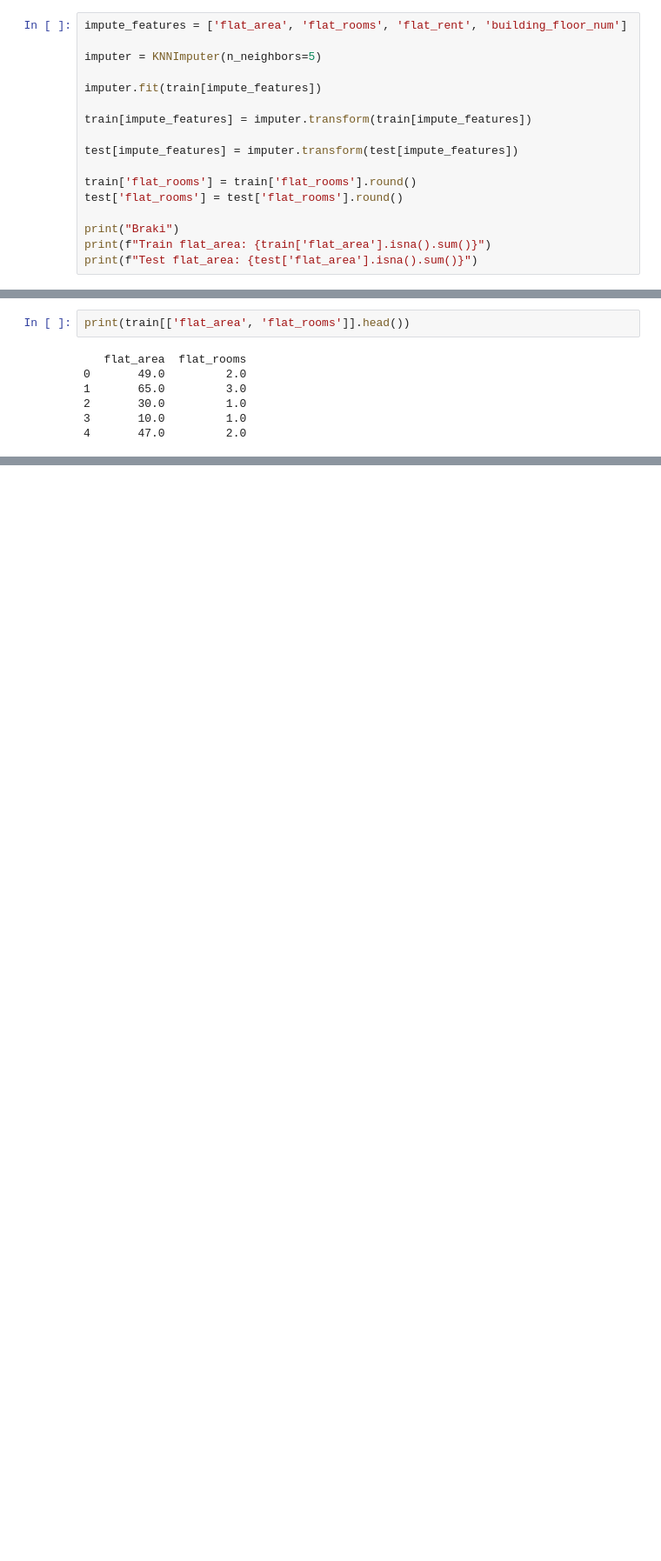
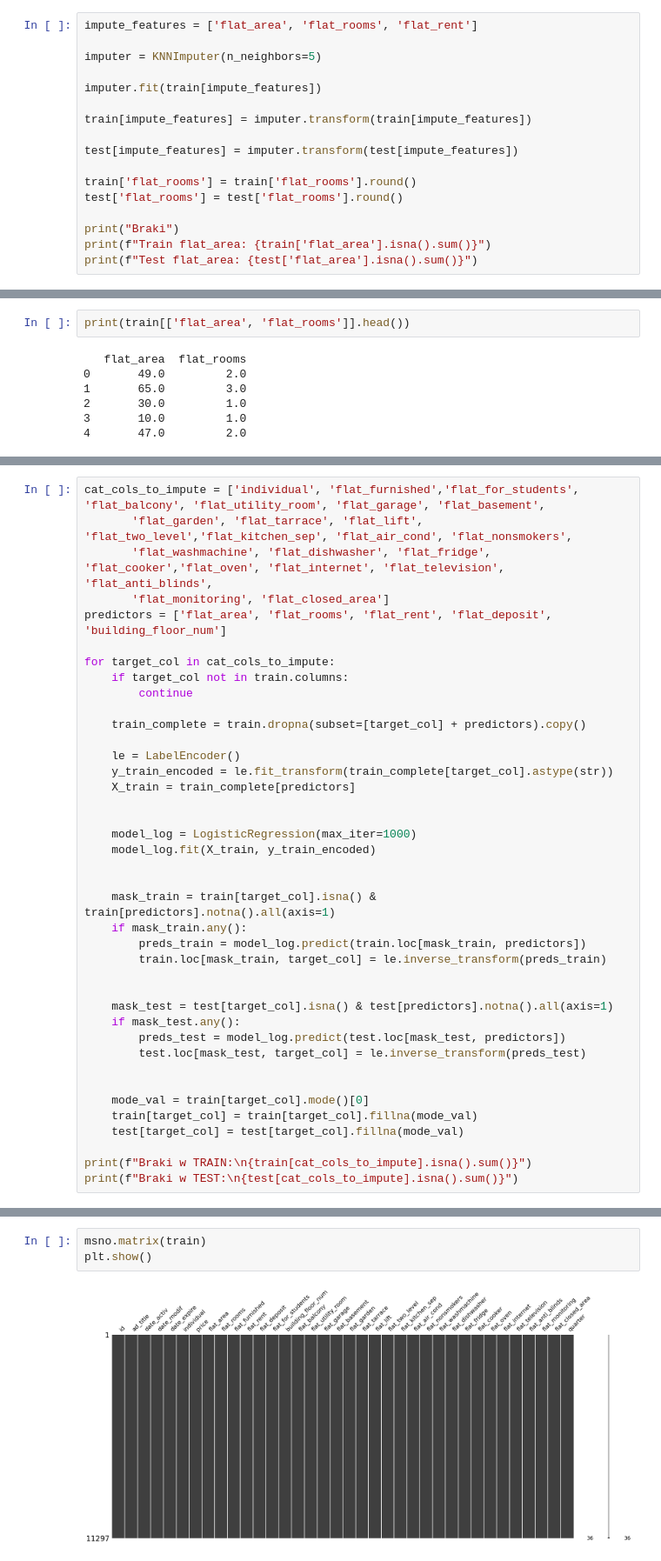
Before and after one commit to Wilsonuep/incomplete-data-coding-final, a Jupyter notebook: notebook.ipynb, the cells around one changed output, grey strips where cells are left out. Shown at 87% size. Cells and saved outputs as stored; diff of their text form; blank space fills up the shorter version.

```diff
--- a/notebook.ipynb
+++ b/notebook.ipynb
@@ -371,7 +339,7 @@ for df in [train, test]:
     df['flat_area'] = df['flat_area'].fillna(df['ad_title'].apply(extract_area_from_title))
     df['flat_rooms'] = df['flat_rooms'].fillna(df['ad_title'].apply(extract_rooms_from_title))
 # %%
-impute_features = ['flat_area', 'flat_rooms', 'flat_rent', 'building_floor_num']
+impute_features = ['flat_area', 'flat_rooms', 'flat_rent']
 
 imputer = KNNImputer(n_neighbors=5)
 
@@ -414,0 +479,40 @@ print(train[['flat_area', 'flat_rooms']].head())
+# %%
+cat_cols_to_impute = ['individual', 'flat_furnished','flat_for_students', 'flat_balcony', 'flat_utility_room', 'flat_garage', 'flat_basement',
+       'flat_garden', 'flat_tarrace', 'flat_lift', 'flat_two_level','flat_kitchen_sep', 'flat_air_cond', 'flat_nonsmokers',
+       'flat_washmachine', 'flat_dishwasher', 'flat_fridge', 'flat_cooker','flat_oven', 'flat_internet', 'flat_television', 'flat_anti_blinds',
+       'flat_monitoring', 'flat_closed_area']
+predictors = ['flat_area', 'flat_rooms', 'flat_rent', 'flat_deposit', 'building_floor_num']
+
+for target_col in cat_cols_to_impute:
+    if target_col not in train.columns:
+        continue
+
+    train_complete = train.dropna(subset=[target_col] + predictors).copy()
+
+    le = LabelEncoder()
+    y_train_encoded = le.fit_transform(train_complete[target_col].astype(str))
+    X_train = train_complete[predictors]
+
+
+    model_log = LogisticRegression(max_iter=1000)
+    model_log.fit(X_train, y_train_encoded)
+
+
+    mask_train = train[target_col].isna() & train[predictors].notna().all(axis=1)
+    if mask_train.any():
+        preds_train = model_log.predict(train.loc[mask_train, predictors])
+        train.loc[mask_train, target_col] = le.inverse_transform(preds_train)
+
+
+    mask_test = test[target_col].isna() & test[predictors].notna().all(axis=1)
+    if mask_test.any():
+        preds_test = model_log.predict(test.loc[mask_test, predictors])
+        test.loc[mask_test, target_col] = le.inverse_transform(preds_test)
+
+
+    mode_val = train[target_col].mode()[0]
+    train[target_col] = train[target_col].fillna(mode_val)
+    test[target_col] = test[target_col].fillna(mode_val)
+
+print(f"Braki w TRAIN:\n{train[cat_cols_to_impute].isna().sum()}")
+print(f"Braki w TEST:\n{test[cat_cols_to_impute].isna().sum()}")
@@ -414,0 +590,5 @@ print(train[['flat_area', 'flat_rooms']].head())
+# %%
+msno.matrix(train)
+plt.show()
+# %% [output]
+[figure, added]
```
Also changed, not shown: parts of 16 cells of this notebook.
